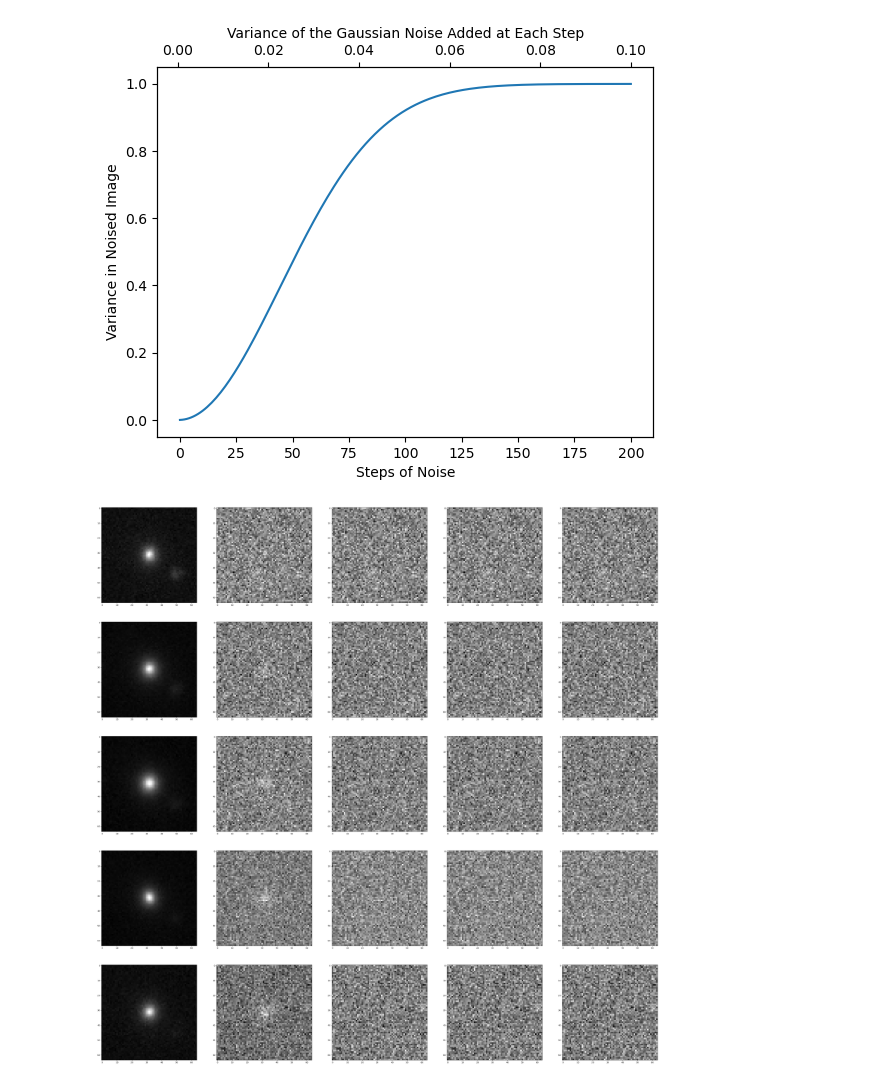
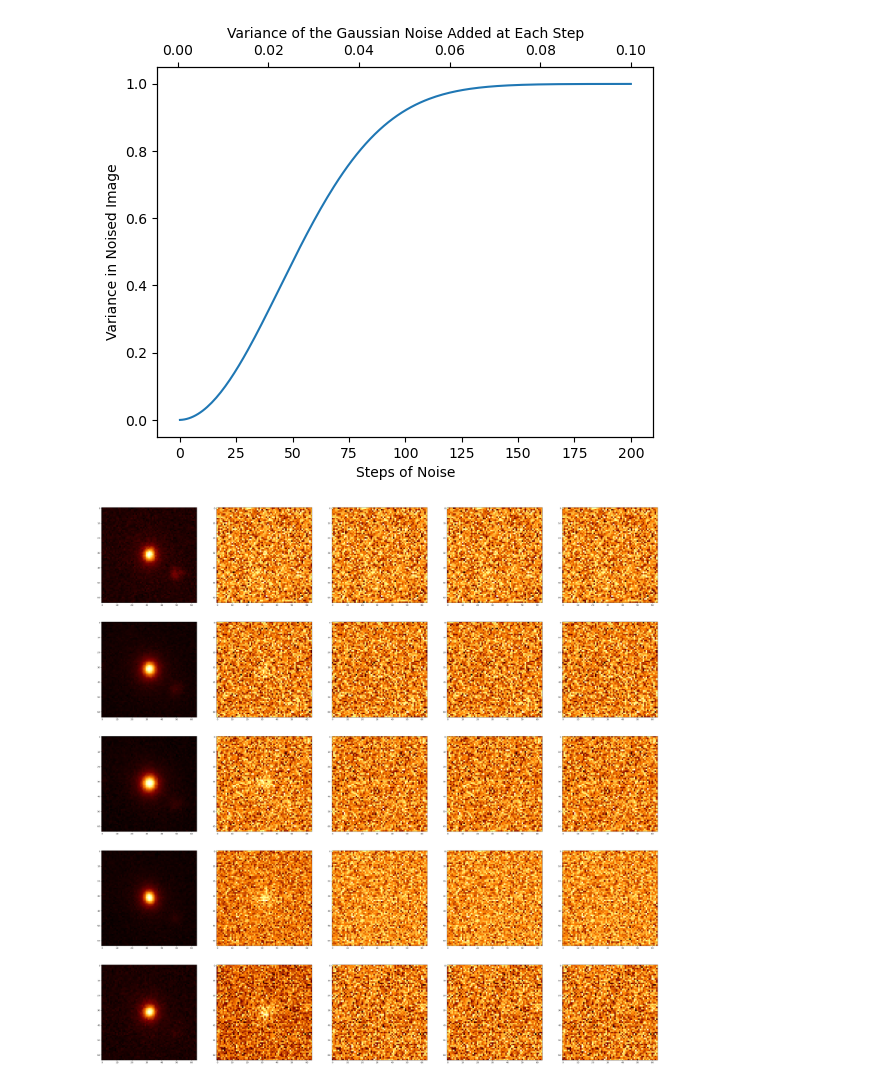
Before and after one commit to astrodatalab/photoz, a Jupyter notebook: code/generative_modeling/conditional_diffusion_billy.ipynb, the cells around one changed output. Cells and saved outputs as stored; diff of their text form; code cells hidden in the pictures.

```diff
--- a/code/generative_modeling/conditional_diffusion_billy.ipynb
+++ b/code/generative_modeling/conditional_diffusion_billy.ipynb
@@ -85,7 +85,7 @@ hf_test.close()
 hf_validation.close()
 # %%
 channels = 5
-BATCH_SIZE = 8
+BATCH_SIZE = 32
 
 TRAIN_PATH = f'/data/HSC/HSC_v6/step2A/64x64/5x64x64_training_z_less_than_2.hdf5'
 TEST_PATH = f'/data/HSC/HSC_v6/step2A/64x64/5x64x64_testing_z_less_than_2.hdf5'
@@ -179,20 +179,20 @@ plt.show()
 # %%
 fig, axes = plt.subplots(nrows = 5, ncols = 5, figsize = (50, 50))
 
 j = 0
 for index, i in enumerate([0, 20, 100, 150, 195]):
     noisy_im, noise = forward_noise(0, np.expand_dims(sample, 0), np.array([i, ]))
-    axes[0][j].imshow(noisy_im[0][:, :, 0], cmap = 'gray')
-    axes[1][j].imshow(noisy_im[0][:, :, 1], cmap = 'gray')
-    axes[2][j].imshow(noisy_im[0][:, :, 2], cmap = 'gray')
-    axes[3][j].imshow(noisy_im[0][:, :, 3], cmap = 'gray')
-    axes[4][j].imshow(noisy_im[0][:, :, 4], cmap = 'gray')
+    axes[0][j].imshow(noisy_im[0][:, :, 0], cmap = 'afmhot')
+    axes[1][j].imshow(noisy_im[0][:, :, 1], cmap = 'afmhot')
+    axes[2][j].imshow(noisy_im[0][:, :, 2], cmap = 'afmhot')
+    axes[3][j].imshow(noisy_im[0][:, :, 3], cmap = 'afmhot')
+    axes[4][j].imshow(noisy_im[0][:, :, 4], cmap = 'afmhot')
     j += 1
 
 
 plt.show()
 # %% [output]
-[figure, old version]
+[figure, new version]
 # %%
 # helpers functions
 def exists(x):
```
Also changed, not shown: parts of 7 cells of this notebook, 25 other files.
